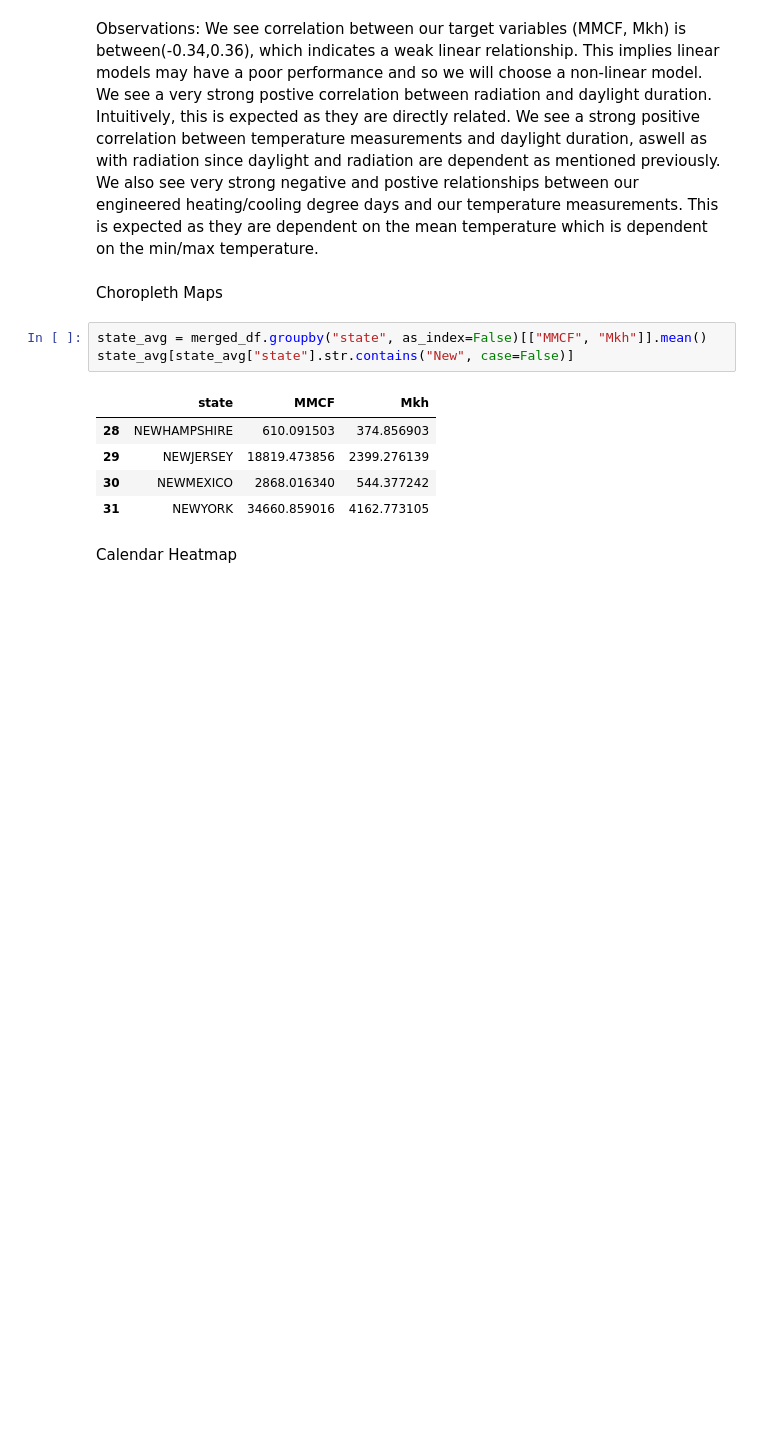
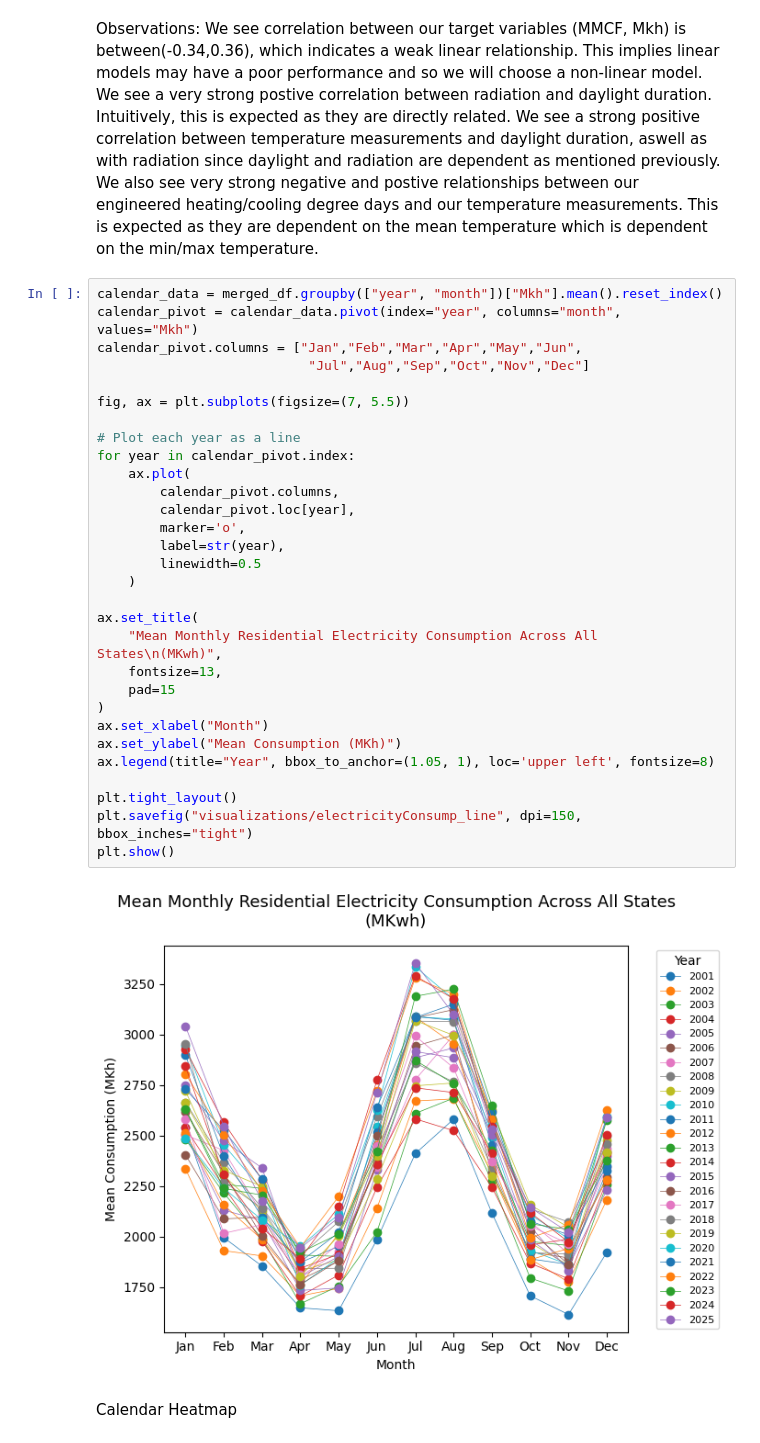
Before and after one commit to Duke5t/EnergyConsumption, a Jupyter notebook: energy.ipynb, the cells around one changed output. Drawn from its saved outputs; the diff is of its cells as text; blank space fills up the shorter version.

```diff
--- a/energy.ipynb
+++ b/energy.ipynb
@@ -912,17 +934,38 @@ We see correlation between our target variables (MMCF, Mkh) is between(-0.34,0.3
 We see a very strong postive correlation between radiation and daylight duration. Intuitively, this is expected as they are directly related.
 We see a strong positive correlation between temperature measurements and daylight duration, aswell as with radiation since daylight and radiation are dependent as mentioned previously.
 We also see very strong negative and postive relationships between our engineered heating/cooling degree days and our temperature measurements. This is expected as they are dependent on the mean temperature which is dependent on the min/max temperature.
-# %% [markdown]
-Choropleth Maps
-# %%
-state_avg = merged_df.groupby("state", as_index=False)[["MMCF", "Mkh"]].mean()
-state_avg[state_avg["state"].str.contains("New", case=False)]
-# %% [output]
-|  | state | MMCF | Mkh |
-| 28 | NEWHAMPSHIRE | 610.091503 | 374.856903 |
-| 29 | NEWJERSEY | 18819.473856 | 2399.276139 |
-| 30 | NEWMEXICO | 2868.016340 | 544.377242 |
-| 31 | NEWYORK | 34660.859016 | 4162.773105 |
+# %%
+calendar_data = merged_df.groupby(["year", "month"])["Mkh"].mean().reset_index()
+calendar_pivot = calendar_data.pivot(index="year", columns="month", values="Mkh")
+calendar_pivot.columns = ["Jan","Feb","Mar","Apr","May","Jun",
+                           "Jul","Aug","Sep","Oct","Nov","Dec"]
+
+fig, ax = plt.subplots(figsize=(7, 5.5))
+
+# Plot each year as a line
+for year in calendar_pivot.index:
+    ax.plot(
+        calendar_pivot.columns,
+        calendar_pivot.loc[year],
+        marker='o',
+        label=str(year),
+        linewidth=0.5
+    )
+
+ax.set_title(
+    "Mean Monthly Residential Electricity Consumption Across All States\n(MKwh)",
+    fontsize=13,
+    pad=15
+)
+ax.set_xlabel("Month")
+ax.set_ylabel("Mean Consumption (MKh)")
+ax.legend(title="Year", bbox_to_anchor=(1.05, 1), loc='upper left', fontsize=8)
+
+plt.tight_layout()
+plt.savefig("visualizations/electricityConsump_line", dpi=150, bbox_inches="tight")
+plt.show()
+# %% [output]
+[figure, added]
 # %% [markdown]
 Calendar Heatmap
 # %%
```
Also changed, not shown: parts of 45 cells of this notebook.
